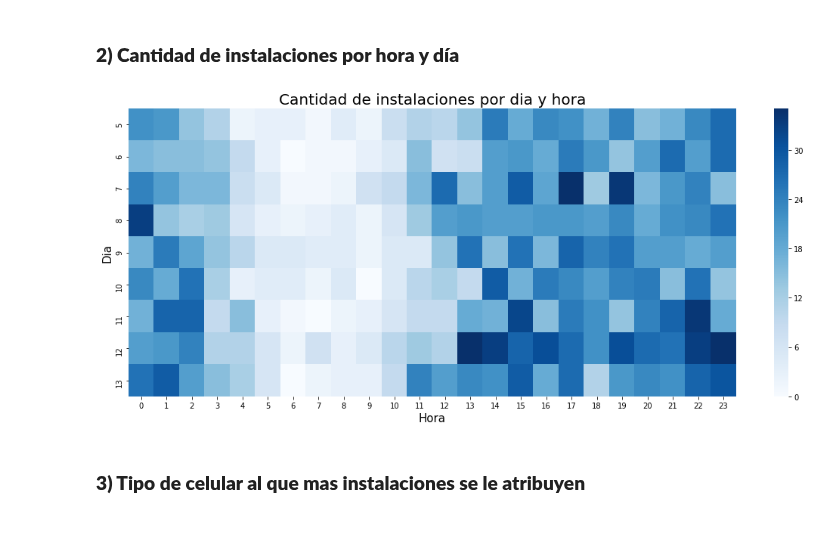
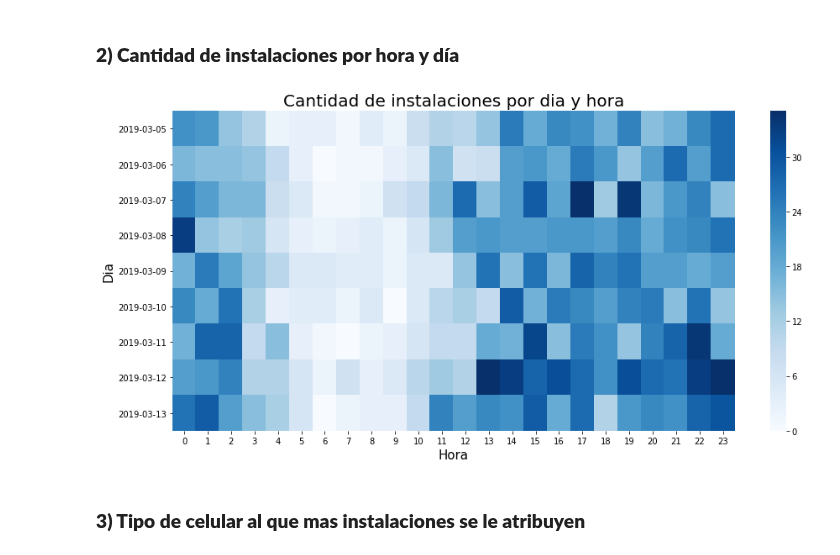
Before and after one commit to Elianagam/orgaDatosTp1, a Jupyter notebook: installs.ipynb, the cells around one changed output. Drawn from its saved outputs; the diff is of its cells as text; code cells hidden in the pictures; blank space fills up the shorter version.

Commit message:
agrego archivo events y hago algunas modificaciones en installs

```diff
--- a/installs.ipynb
+++ b/installs.ipynb
@@ -6,11 +6,13 @@ import matplotlib.pyplot as plt
 # %%
 dtypes_dict = {'created':'str',  'ref_type': 'category', 'device_brand': np.float32, \
                 'device_countrycode': 'category', 'device_language': 'category', \
-                'application_id': 'category', 'ref_hash': 'category', 'kind': 'str', 'user_agent': 'str'}
+                'ref_hash': 'category', 'kind': 'str', 'user_agent': 'str'} #'application_id': 'category'
 
 installs = pd.read_csv('data/installs.csv.gzip', dtype=dtypes_dict, parse_dates=['created'])
 # installs.drop('click_hash', axis=1, inplace=True) # Elimino esta columna por tener todos Nan
 installs['created'] = pd.to_datetime(installs['created'], format='%Y-%m-%d %H:%M:%S')
+# %%
+installs['application_id'] = installs['application_id'].astype('category')
 # %%
 installs.dtypes
 # %% [output]
@@ -82,19 +85,20 @@ plt.savefig('image/installs_bar_ref_type.png',bbox_inches = 'tight', pad_inches
 # %% [markdown]
 ### **2) Cantidad de instalaciones por hora y día**
 # %%
-installs['day'] = pd.DatetimeIndex(installs['created']).day;
+installs['day'] = pd.DatetimeIndex(installs['created']).date;
 installs['hour'] = pd.DatetimeIndex(installs['created']).hour;
 # %%
-day_hours = installs.groupby(['hour', 'day'])['day'].count().unstack()
+day_hours = installs.groupby(['hour', 'day']).size().unstack()
 day_hours = day_hours.fillna(0).T
-plt.figure(figsize=(18, 7))
-heap_map = sns.heatmap(day_hours, cbar=True, cmap="Blues")
-heap_map.set_title("Cantidad de instalaciones por dia y hora", fontsize=20)
-heap_map.set_xlabel("Hora", fontsize=15)
-heap_map.set_ylabel("Dia", fontsize=15)
+
+plt.figure(figsize=(15, 7))
+heat_hour_day = sns.heatmap(day_hours, cbar=True, cmap="Blues")
+heat_hour_day.set_title("Cantidad de instalaciones por dia y hora", fontsize=20)
+heat_hour_day.set_xlabel("Hora", fontsize=15)
+heat_hour_day.set_ylabel("Dia", fontsize=15)
 plt.savefig('image/installs_heat_day_hour.png', bbox_inches = 'tight', pad_inches = 0.1)
 # %% [output]
-[figure, old version]
+[figure, new version]
 # %% [markdown]
 ### **3) Tipo de celular al que mas instalaciones se le atribuyen**
 # %%
```
Also changed, not shown: parts of 31 cells of this notebook, 2 other files.
